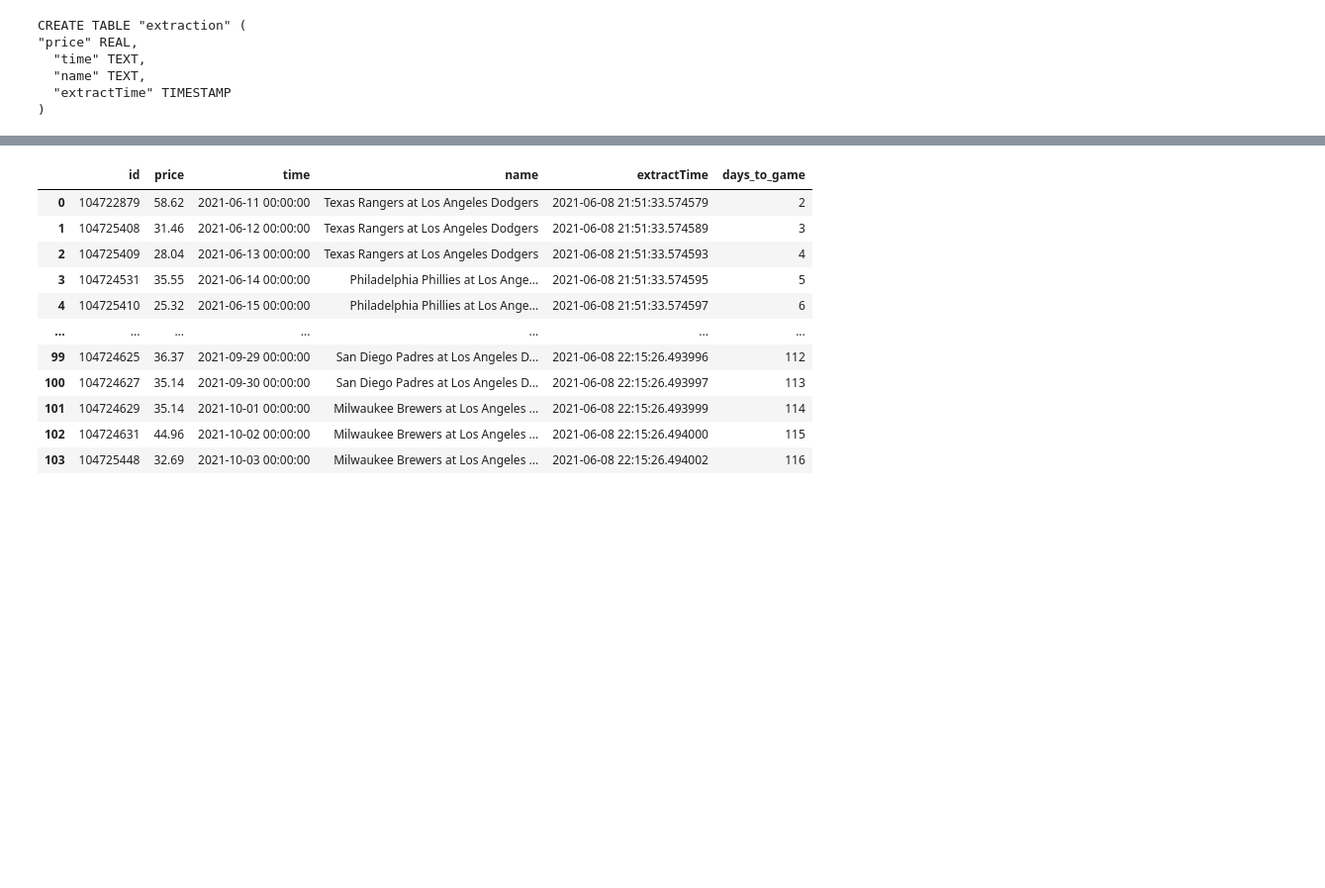
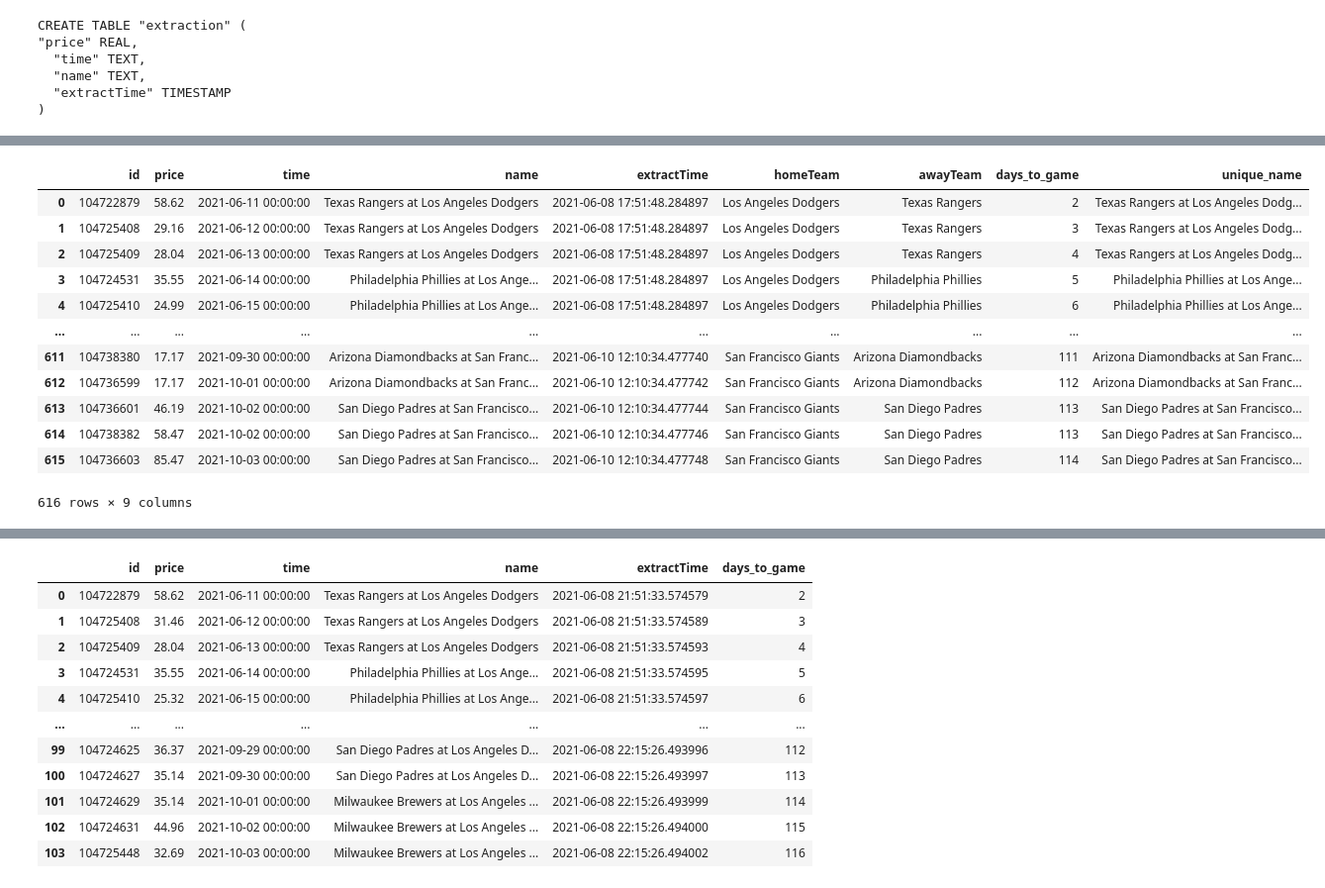
Before and after one commit to benbrill/Stubhub, a Jupyter notebook: notebooks/database.ipynb, the cells around one changed output, grey strips where cells are left out. Shown: that part at 99% size. Cells and saved outputs as stored; diff of their text form; code cells hidden in the pictures; blank space fills up the shorter version.

```diff
--- a/notebooks/database.ipynb
+++ b/notebooks/database.ipynb
@@ -85,3 +87,20 @@ df2
+# %%
+df2["unique_name"] = df2["name"] + ": " + df2["time"].str[0:10]
+df2
+# %% [output]
+|  | id | price | time | name | extractTime | homeTeam | awayTeam | days_to_game | unique_name |
+| 0 | 104722879 | 58.62 | 2021-06-11 00:00:00 | Texas Rangers at Los Angeles Dodgers | 2021-06-08 17:51:48.284897 | Los Angeles Dodgers | Texas Rangers | 2 | Texas Rangers at Los Angeles Dodg... |
+| 1 | 104725408 | 29.16 | 2021-06-12 00:00:00 | Texas Rangers at Los Angeles Dodgers | 2021-06-08 17:51:48.284897 | Los Angeles Dodgers | Texas Rangers | 3 | Texas Rangers at Los Angeles Dodg... |
+| 2 | 104725409 | 28.04 | 2021-06-13 00:00:00 | Texas Rangers at Los Angeles Dodgers | 2021-06-08 17:51:48.284897 | Los Angeles Dodgers | Texas Rangers | 4 | Texas Rangers at Los Angeles Dodg... |
+| 3 | 104724531 | 35.55 | 2021-06-14 00:00:00 | Philadelphia Phillies at Los Ange... | 2021-06-08 17:51:48.284897 | Los Angeles Dodgers | Philadelphia Phillies | 5 | Philadelphia Phillies at Los Ange... |
+| 4 | 104725410 | 24.99 | 2021-06-15 00:00:00 | Philadelphia Phillies at Los Ange... | 2021-06-08 17:51:48.284897 | Los Angeles Dodgers | Philadelphia Phillies | 6 | Philadelphia Phillies at Los Ange... |
+| ... | ... | ... | ... | ... | ... | ... | ... | ... | ... |
+| 611 | 104738380 | 17.17 | 2021-09-30 00:00:00 | Arizona Diamondbacks at San Franc... | 2021-06-10 12:10:34.477740 | San Francisco Giants | Arizona Diamondbacks | 111 | Arizona Diamondbacks at San Franc... |
+| 612 | 104736599 | 17.17 | 2021-10-01 00:00:00 | Arizona Diamondbacks at San Franc... | 2021-06-10 12:10:34.477742 | San Francisco Giants | Arizona Diamondbacks | 112 | Arizona Diamondbacks at San Franc... |
+| 613 | 104736601 | 46.19 | 2021-10-02 00:00:00 | San Diego Padres at San Francisco... | 2021-06-10 12:10:34.477744 | San Francisco Giants | San Diego Padres | 113 | San Diego Padres at San Francisco... |
+| 614 | 104738382 | 58.47 | 2021-10-02 00:00:00 | San Diego Padres at San Francisco... | 2021-06-10 12:10:34.477746 | San Francisco Giants | San Diego Padres | 113 | San Diego Padres at San Francisco... |
+| 615 | 104736603 | 85.47 | 2021-10-03 00:00:00 | San Diego Padres at San Francisco... | 2021-06-10 12:10:34.477748 | San Francisco Giants | San Diego Padres | 114 | San Diego Padres at San Francisco... |
+616 rows × 9 columns
 # %%
 df2.pivot_table(values = "price", columns = "days_to_game", index = "name")
 # %% [output]
```
Also changed, not shown: parts of 4 cells of this notebook, 3 other files.
